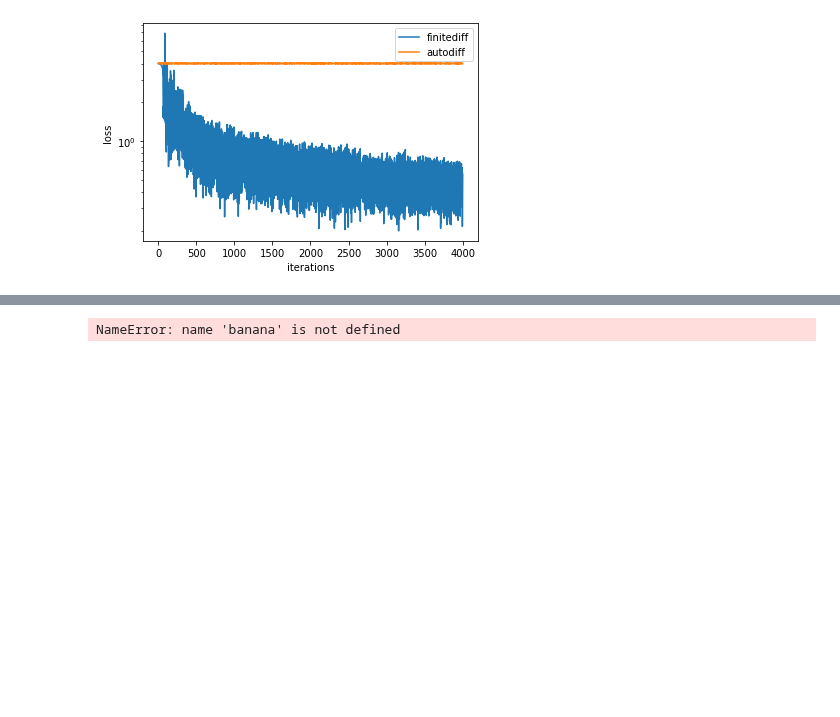
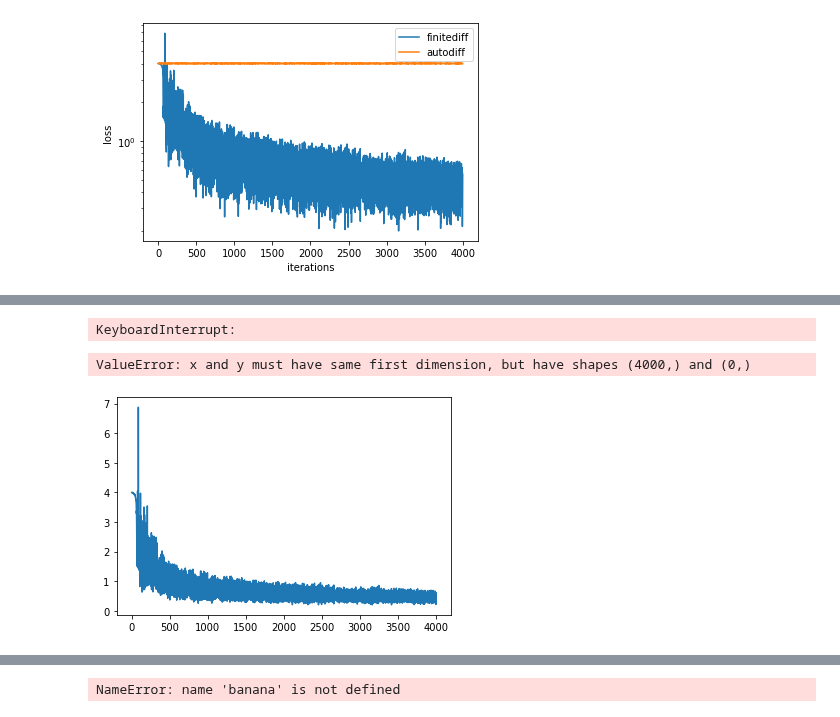
Before and after one commit to CosmoStat/autometacal, a Jupyter notebook: notebooks/dataset_CNN_testing.ipynb, the cells around one changed output, grey strips where cells are left out. Drawn from its saved outputs; the diff is of its cells as text; code cells hidden in the pictures; blank space fills up the shorter version.

Commit message:
LearnR work

```diff
--- a/notebooks/dataset_CNN_testing.ipynb
+++ b/notebooks/dataset_CNN_testing.ipynb
@@ -257,0 +317,20 @@ plt.savefig('learning3.png',bbox_inches='tight')
+# %%
+batchit = data.as_numpy_iterator()
+loistad= []
+for _ in tqdm.tqdm(range(4000)):
+  batch = batchit.next()
+  lostad=stepad(batch)
+  loistad.append(lostad)
+# %% [output]
+KeyboardInterrupt:
+# %%
+plt.plot(range(4000),loistfd,label='finitediff')
+plt.plot(range(4000),loistad,label='autodiff')
+plt.xlabel('iterations')
+plt.ylabel('loss')
+plt.yscale('log')
+plt.legend()
+plt.savefig('learning4.png',bbox_inches='tight')
+# %% [output]
+ValueError: x and y must have same first dimension, but have shapes (4000,) and (0,)
+[figure, added]
```
Also changed, not shown: parts of 4 cells of this notebook.
